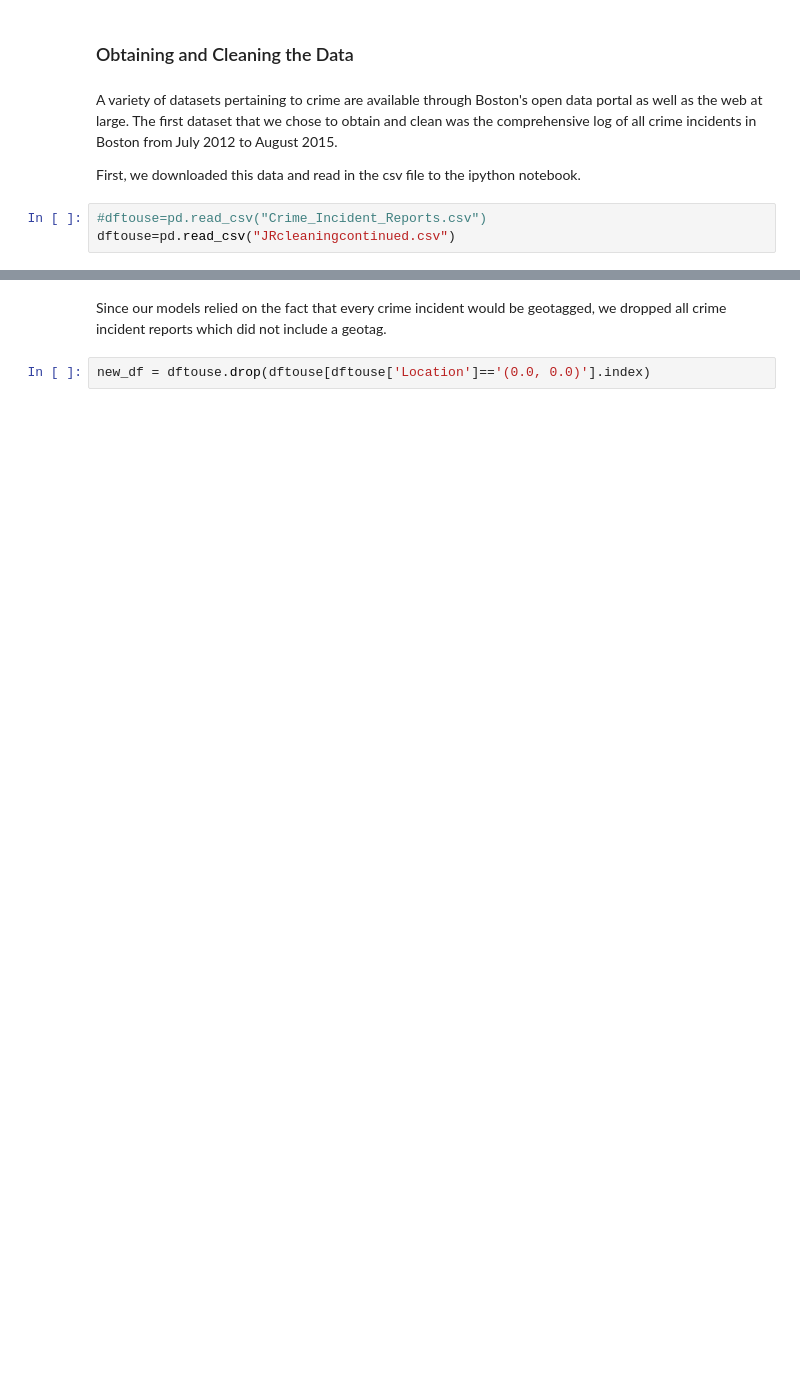
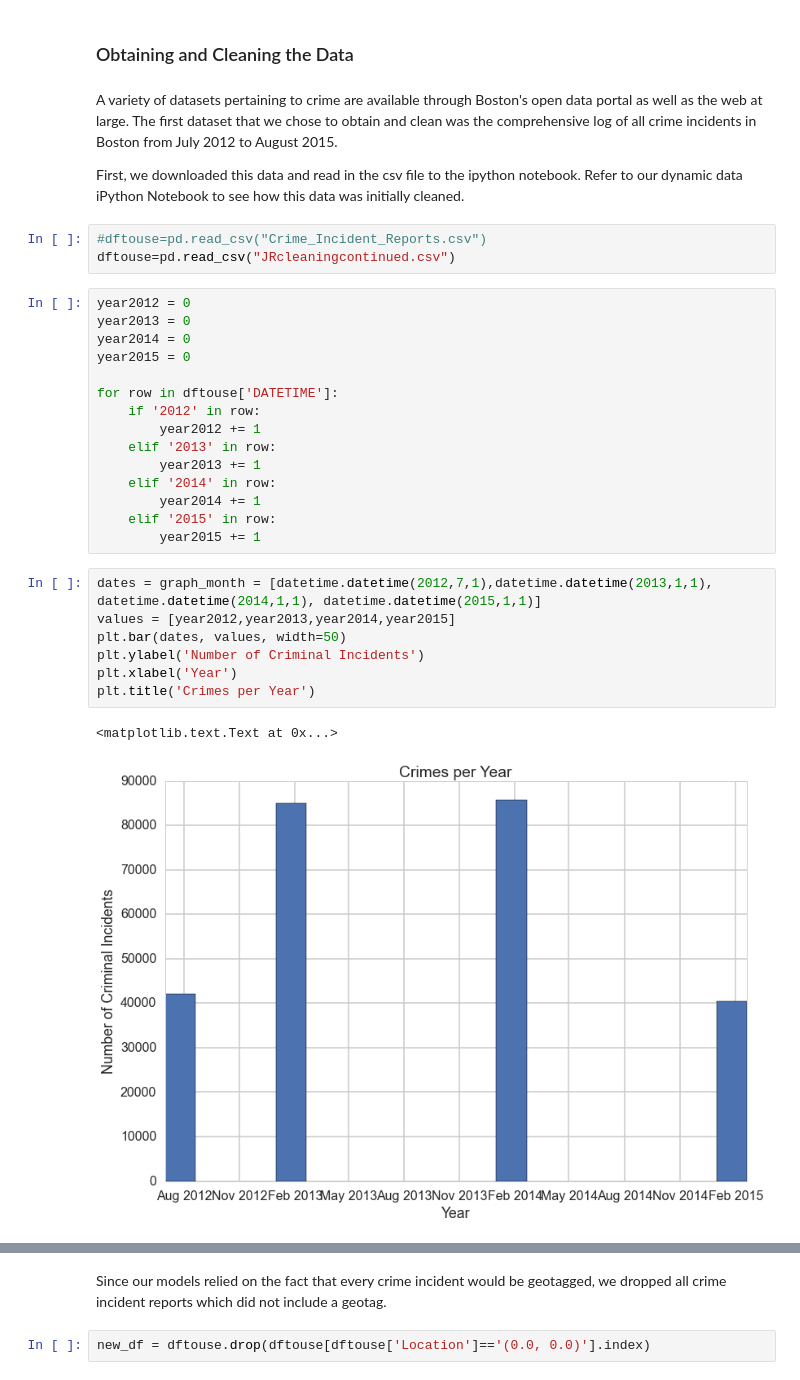
Before and after one commit to carlf312/109-Final-Project, a Jupyter notebook: Static Data.ipynb, the cells around one changed output, grey strips where cells are left out. Drawn from its saved outputs; the diff is of its cells as text; blank space fills up the shorter version.

```diff
--- a/Static Data.ipynb
+++ b/Static Data.ipynb
@@ -26,7 +27,32 @@ sns.set_context("poster")
 A variety of datasets pertaining to crime are available through Boston's open data portal as well as the web at large. The first dataset that we chose to obtain and clean was the comprehensive log of all crime incidents in Boston from July 2012 to August 2015.
 
 
-First, we downloaded this data and read in the csv file to the ipython notebook.
+First, we downloaded this data and read in the csv file to the ipython notebook. Refer to our dynamic data iPython Notebook to see how this data was initially cleaned.
 # %%
 #dftouse=pd.read_csv("Crime_Incident_Reports.csv")
 dftouse=pd.read_csv("JRcleaningcontinued.csv")
+# %%
+year2012 = 0
+year2013 = 0
+year2014 = 0
+year2015 = 0
+
+for row in dftouse['DATETIME']:
+    if '2012' in row:
+        year2012 += 1
+    elif '2013' in row:
+        year2013 += 1
+    elif '2014' in row:
+        year2014 += 1
+    elif '2015' in row:
+        year2015 += 1
+# %%
+dates = graph_month = [datetime.datetime(2012,7,1),datetime.datetime(2013,1,1), datetime.datetime(2014,1,1), datetime.datetime(2015,1,1)]
+values = [year2012,year2013,year2014,year2015]
+plt.bar(dates, values, width=50)
+plt.ylabel('Number of Criminal Incidents')
+plt.xlabel('Year')
+plt.title('Crimes per Year')
+# %% [output]
+<matplotlib.text.Text at 0x...>
+[figure, added]
```
Also changed, not shown: parts of 39 cells of this notebook, 3 other files.
